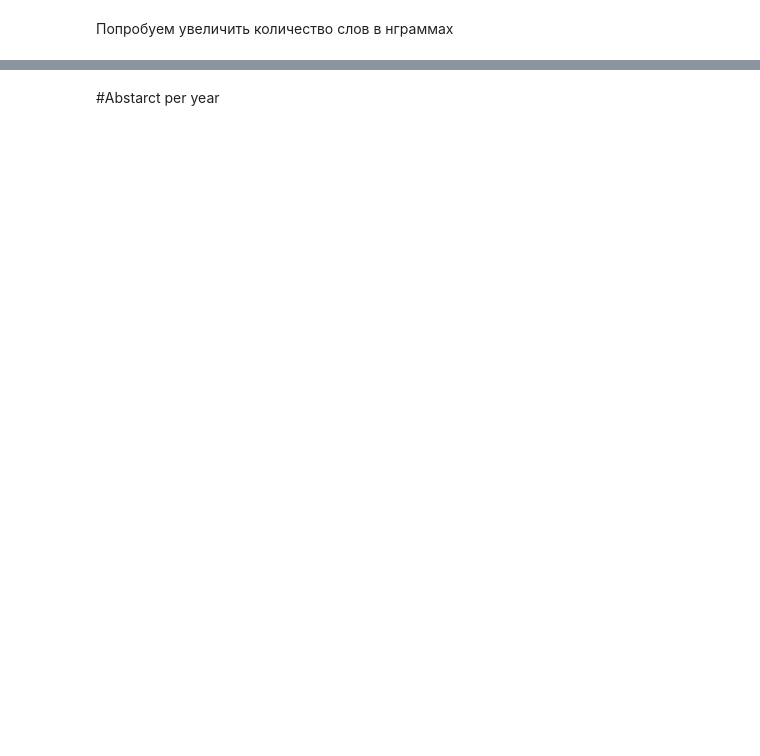
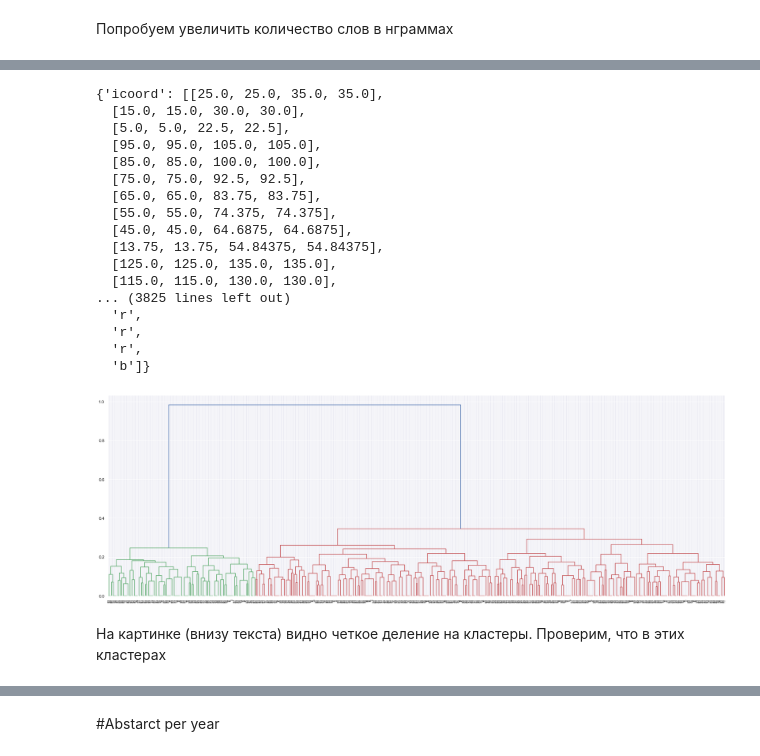
Before and after one commit to profrebrey/bibliometric_analysis, a Jupyter notebook: text_analysis-Copy1.ipynb, the cells around one changed output, grey strips where cells are left out. Saved outputs shown, nothing was run; the diff lists cells and outputs as text; code cells hidden in the pictures; blank space fills up the shorter version.

```diff
--- a/text_analysis-Copy1.ipynb
+++ b/text_analysis-Copy1.ipynb
@@ -141,0 +173,5 @@ See the caveats in the documentation: https://pandas.pydata.org/pandas-docs/stab
+# %%
+#Составляем словари в векторизованном виде
+
+vocab_tf_idf = tf_idf_vectorizer.get_feature_names()
+vocab_cv = cv_vectorizer.get_feature_names()
@@ -280,0 +499,9 @@ sorted(tf_dict.items(), key=lambda x: x[1], reverse=True)
+# %%
+def sim_metric(lem_text1, lem_text2):
+    lem_tokens1 = set(lem_text1.split(' '))
+    lem_tokens2 = set(lem_text2.split(' '))
+    intersection = lem_tokens1 & lem_tokens2
+    if len(intersection) < 4:
+        return 0
+    sim = len(intersection) / max(len(lem_tokens1), len(lem_tokens2))
+    return sim
@@ -280,0 +561,40 @@ sorted(tf_dict.items(), key=lambda x: x[1], reverse=True)
+# %%
+sns.set(rc={'figure.figsize':(30, 10)})
+
+model = AgglomerativeClustering(distance_threshold=0, affinity='precomputed', n_clusters=None, linkage='complete')
+model.fit(X)
+
+counts = np.zeros(model.children_.shape[0])
+n_samples = len(model.labels_)
+for i, merge in enumerate(model.children_):
+    current_count = 0
+    for child_idx in merge:
+        if child_idx < n_samples:
+            current_count += 1  # leaf node
+        else:
+            current_count += counts[child_idx - n_samples]
+counts[i] = current_count
+linkage_matrix = np.column_stack([model.children_, model.distances_,
+                                          counts]).astype(float)
+dendrogram(linkage_matrix)
+# %% [output]
+{'icoord': [[25.0, 25.0, 35.0, 35.0],
+  [15.0, 15.0, 30.0, 30.0],
+  [5.0, 5.0, 22.5, 22.5],
+  [95.0, 95.0, 105.0, 105.0],
+  [85.0, 85.0, 100.0, 100.0],
+  [75.0, 75.0, 92.5, 92.5],
+  [65.0, 65.0, 83.75, 83.75],
+  [55.0, 55.0, 74.375, 74.375],
+  [45.0, 45.0, 64.6875, 64.6875],
+  [13.75, 13.75, 54.84375, 54.84375],
+  [125.0, 125.0, 135.0, 135.0],
+  [115.0, 115.0, 130.0, 130.0],
+... (3825 lines left out)
+  'r',
+  'r',
+  'r',
+  'b']}
+[figure, added]
+# %% [markdown]
+На картинке (внизу текста) видно четкое деление на кластеры. Проверим, что в этих кластерах
```
Also changed, not shown: parts of 73 cells of this notebook.
